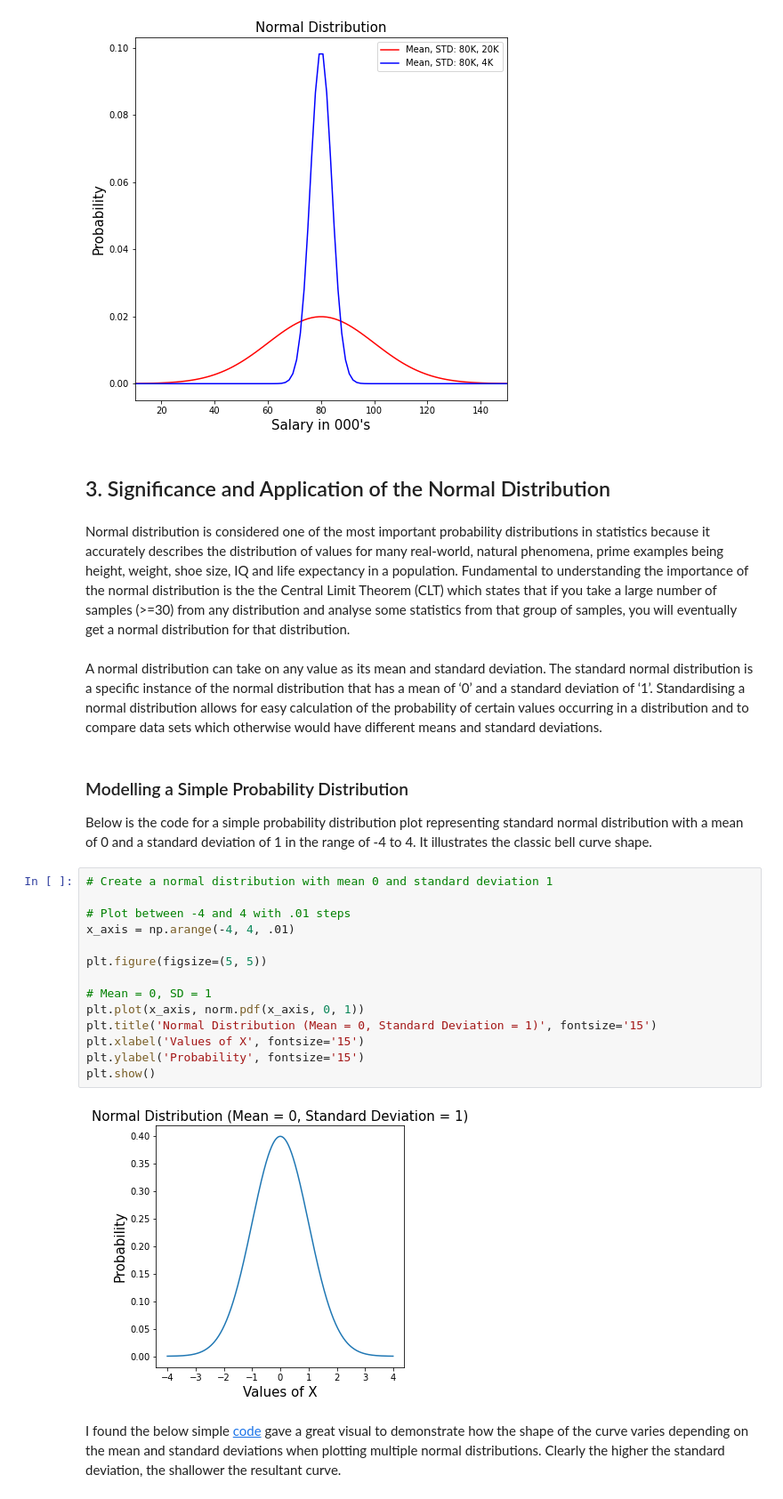
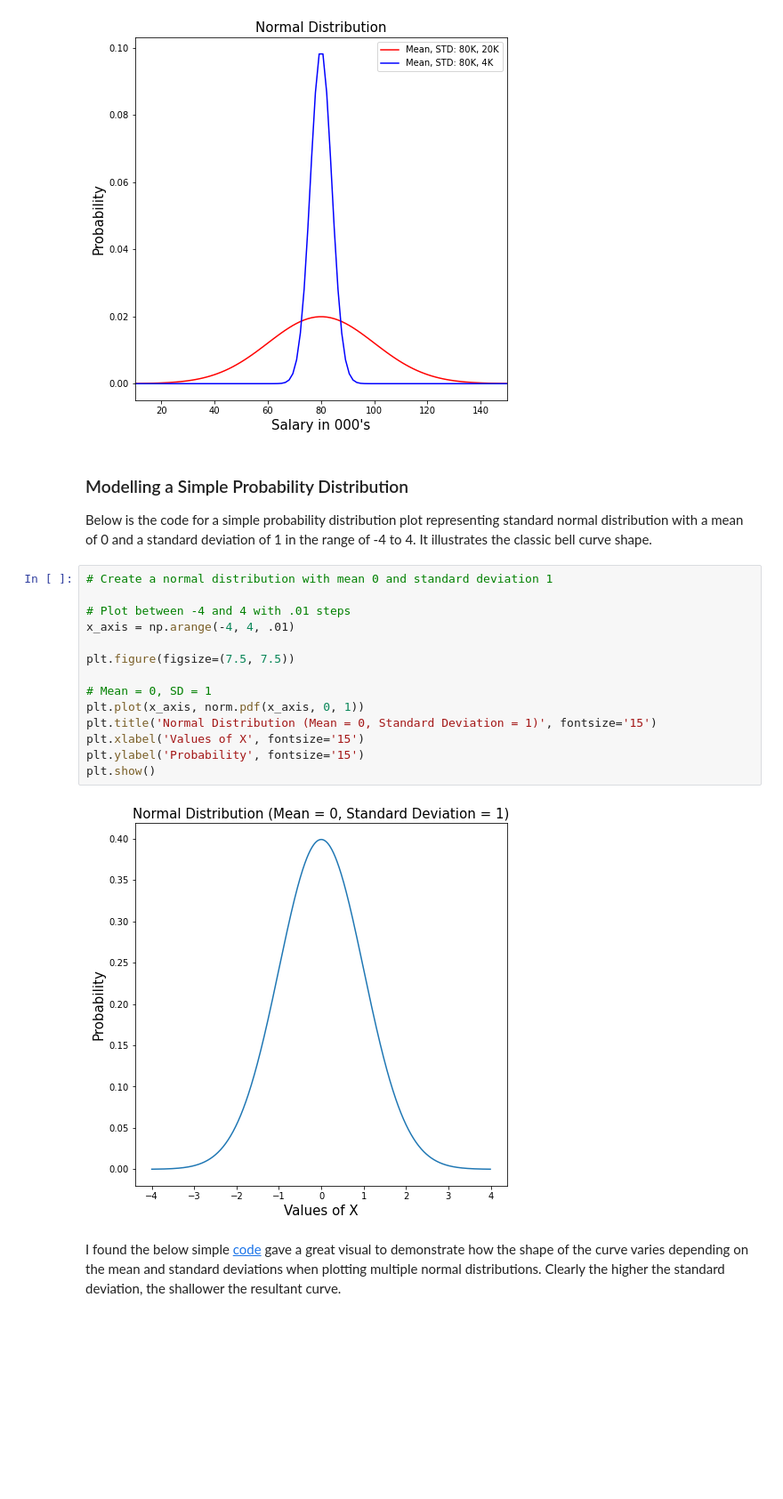
Before and after one commit to Scunnies/funddata_assessment, a Jupyter notebook: Normal Distribution/Normal Distribution Assessment Notebook.ipynb, the cells around one changed output. Shown at 89% size. Saved outputs shown, nothing was run; the diff lists cells and outputs as text; blank space fills up the shorter version.

```diff
--- a/Normal Distribution/Normal Distribution Assessment Notebook.ipynb
+++ b/Normal Distribution/Normal Distribution Assessment Notebook.ipynb
@@ -85,12 +91,6 @@ plt.legend()
 plt.show()
 # %% [output]
 [figure]
-# %% [markdown]
-## 3. Significance and Application of the Normal Distribution <a class="anchor" id="significance_application"></a>
-# %% [markdown]
-Normal distribution is considered one of the most important probability distributions in statistics because it accurately describes the distribution of values for many real-world, natural phenomena, prime examples being height, weight, shoe size, IQ and life expectancy in a population. Fundamental to understanding the importance of the normal distribution is the the Central Limit Theorem (CLT) which states that if you take a large number of samples (>=30) from any distribution and analyse some statistics from that group of samples, you will eventually get a normal distribution for that distribution.
-# %% [markdown]
-A normal distribution can take on any value as its mean and standard deviation. The standard normal distribution is a specific instance of the normal distribution that has a mean of ‘0’ and a standard deviation of ‘1’. Standardising a normal distribution allows for easy calculation of the probability of certain values occurring in a distribution and to compare data sets which otherwise would have different means and standard deviations.
 # %% [markdown]
 ### Modelling a Simple Probability Distribution
 
@@ -98,19 +98,19 @@ Below is the code for a simple probability distribution plot representing standa
 # %%
 # Create a normal distribution with mean 0 and standard deviation 1
 
 # Plot between -4 and 4 with .01 steps
 x_axis = np.arange(-4, 4, .01)
 
-plt.figure(figsize=(5, 5))
+plt.figure(figsize=(7.5, 7.5))
 
 # Mean = 0, SD = 1
 plt.plot(x_axis, norm.pdf(x_axis, 0, 1))
 plt.title('Normal Distribution (Mean = 0, Standard Deviation = 1)', fontsize='15')
 plt.xlabel('Values of X', fontsize='15')
 plt.ylabel('Probability', fontsize='15')
 plt.show()
 # %% [output]
-[figure, old version]
+[figure, new version]
 # %% [markdown]
 I found the below simple [code](https://vitalflux.com/normal-distribution-explained-python-examples/) gave a great visual to demonstrate  how the shape of the curve varies depending on the mean and standard deviations when plotting multiple normal distributions.  Clearly the higher the standard deviation, the shallower the resultant curve.
 # %%
```
Also changed, not shown: parts of 21 cells of this notebook.
